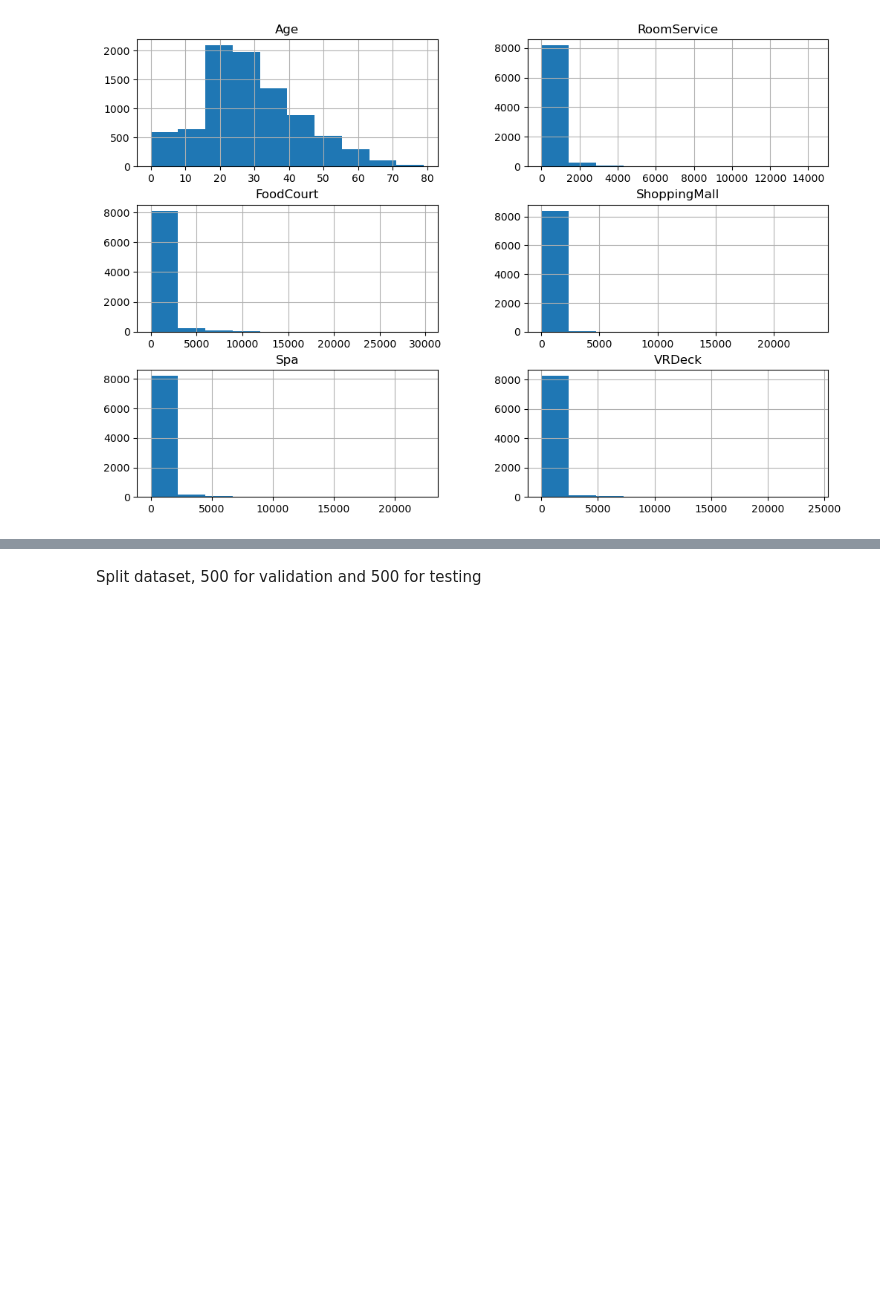
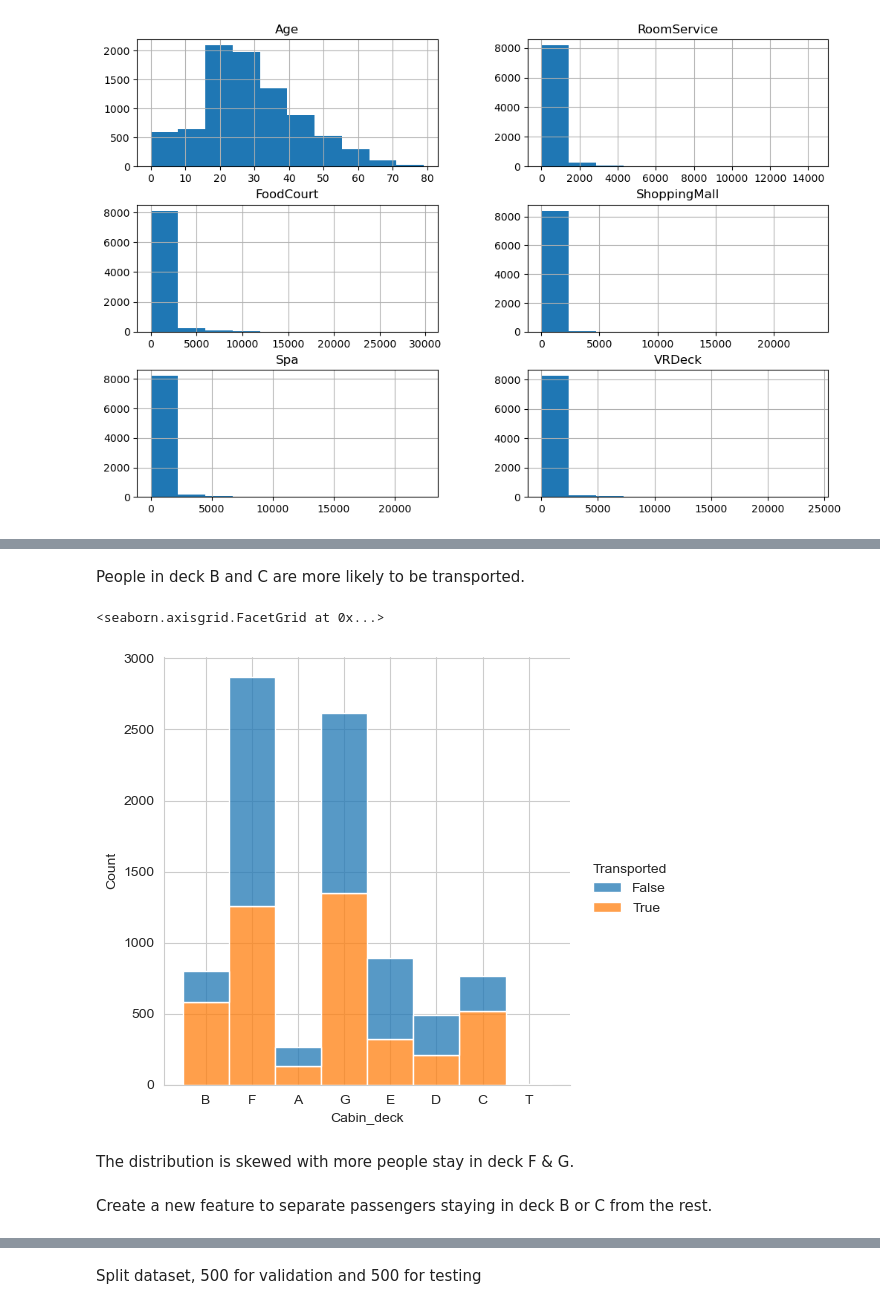
Before and after one commit to stevelukis/ml-notebooks, a Jupyter notebook: spaceship-titanic/spaceship-titanic.ipynb, the cells around one changed output, grey strips where cells are left out. Drawn from its saved outputs; the diff is of its cells as text; code cells hidden in the pictures; blank space fills up the shorter version.

```diff
--- a/spaceship-titanic/spaceship-titanic.ipynb
+++ b/spaceship-titanic/spaceship-titanic.ipynb
@@ -125,0 +145,11 @@ df = preprocess(raw_df)
+# %% [markdown]
+People in deck B and C are more likely to be transported.
+# %%
+sns.displot(df, x='Cabin_deck', hue='Transported', multiple='stack')
+# %% [output]
+<seaborn.axisgrid.FacetGrid at 0x...>
+[figure, added]
+# %% [markdown]
+The distribution is skewed with more people stay in deck F & G.
+# %% [markdown]
+Create a new feature to separate passengers staying in deck B or C from the rest.
```
Also changed, not shown: parts of 54 cells of this notebook, 1 other file.
